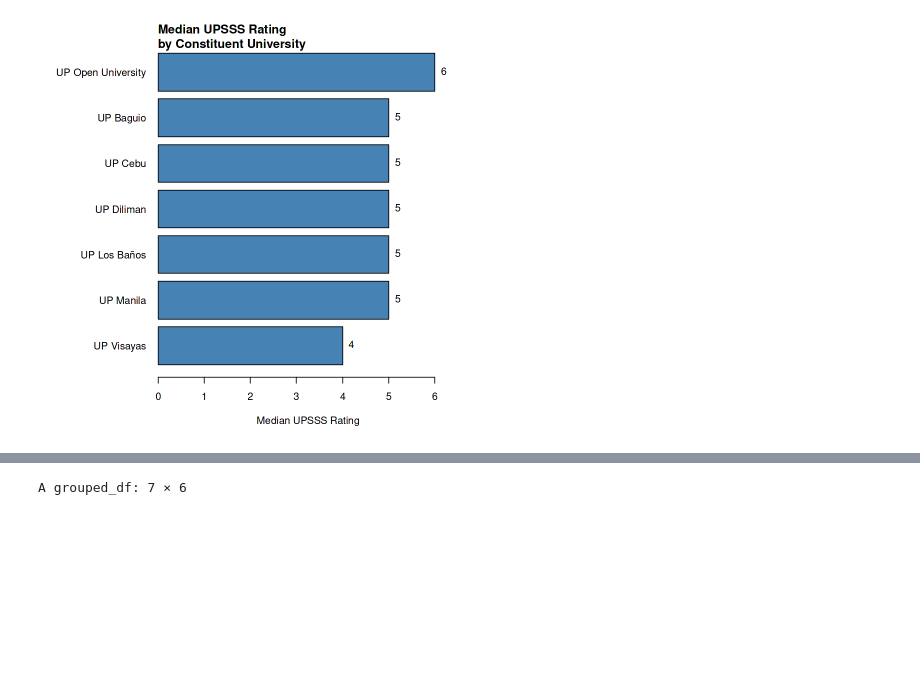
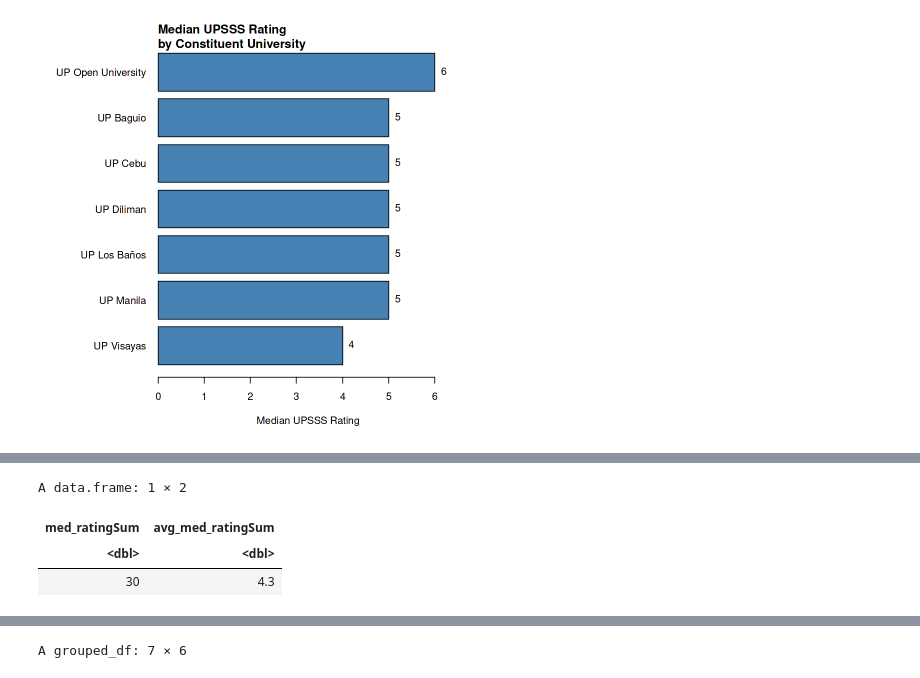
Before and after one commit to jbjdelacruz/DataSetlist, a Jupyter notebook: student-satisfaction-and-academic-performance/notebook.ipynb, the cells around one changed output, grey strips where cells are left out. Drawn from its saved outputs; the diff is of its cells as text; code cells hidden in the pictures; blank space fills up the shorter version.

```diff
--- a/student-satisfaction-and-academic-performance/notebook.ipynb
+++ b/student-satisfaction-and-academic-performance/notebook.ipynb
@@ -625,0 +622,13 @@ print(med_spaps_ratingSum_perc)
+# %%
+# Aggregate student ratings
+
+# Compute median
+med_spaps_ratingSum <- median(agg_data$spaps_ratingSum)
+
+# Display summary outputs
+data.frame(med_ratingSum = med_spaps_ratingSum, avg_med_ratingSum = round(med_spaps_ratingSum/7, 1))
+# %% [output]
+A data.frame: 1 × 2
+| med_ratingSum | avg_med_ratingSum |
+| <dbl> | <dbl> |
+| 30 | 4.3 |
```
Also changed, not shown: parts of 29 cells of this notebook.
